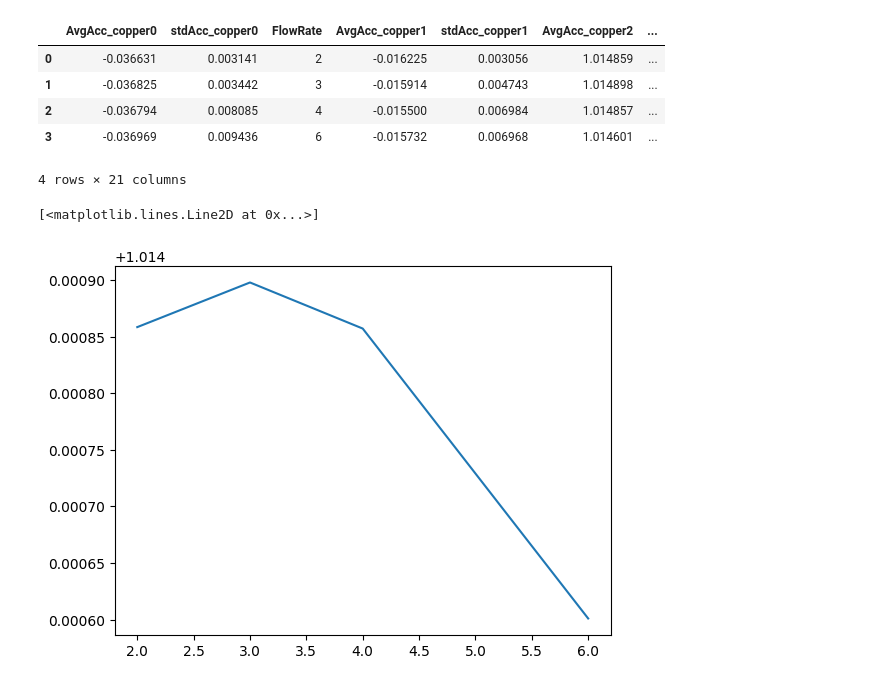
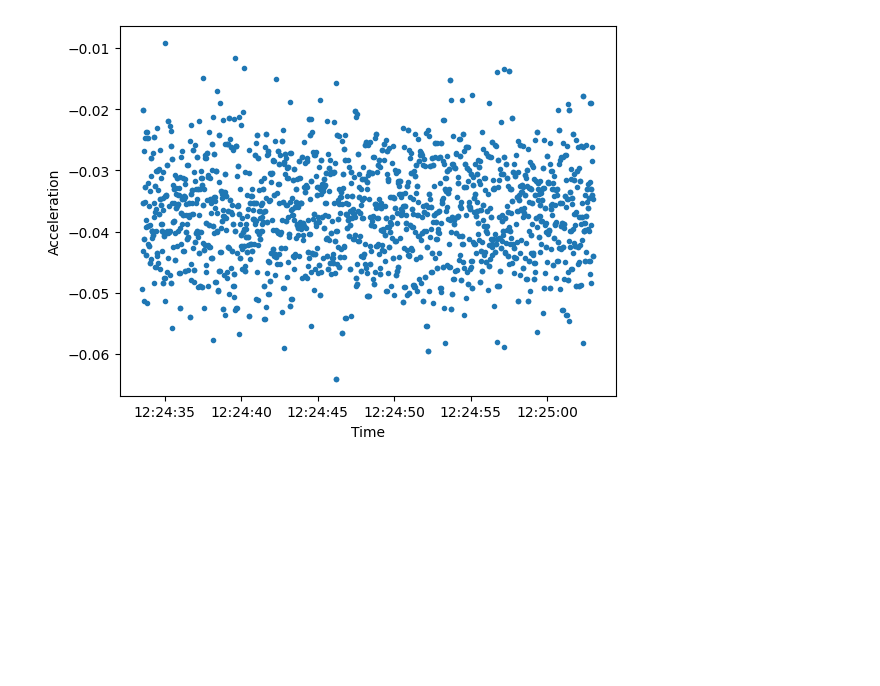
Before and after one commit to Chrillemis/Fluid, a Jupyter notebook: Lab6/Lab6.ipynb, the cells around one changed output. Drawn from its saved outputs; the diff is of its cells as text; code cells hidden in the pictures; blank space fills up the shorter version.

```diff
--- a/Lab6/Lab6.ipynb
+++ b/Lab6/Lab6.ipynb
@@ -9,3 +8,16 @@ Material = "copper"
+# %%
+### Plotting raw data only for copper, axis = 0 ###
+rawdata = pd.read_csv("C:\\Users\\chril\\Documents\\Python Scripts\\Fluid\\Lab6\\Copper\\copper_fl_u.csv", delimiter=",", header=None)
+rawdata = rawdata[rawdata.iloc[:,2] == 0]
+rawdata.iloc[:,0] = rawdata.iloc[:,0].replace("2024-11-12_","", regex=True)
+rawdata.iloc[:,0] = pd.to_datetime(rawdata.iloc[:,0], format="%H:%M:%S.%f")
+
+plt.plot(rawdata.iloc[:,0], rawdata.iloc[:,3], '.', label="Raw data")
+plt.xlabel("Time")
+plt.ylabel("Acceleration")
+plt.savefig("C:\\Users\\chril\\Documents\\Python Scripts\\Fluid\\Lab6\\Plots\\rawdataCUa0.png")
+# %% [output]
+[figure, added]
 # %%
 def fitfunc(x, a, b):
     return a*x + b
@@ -49,15 +76,0 @@ def R2Score(Material):
-# %%
-r2scores = pd.DataFrame()
-FullData = pd.DataFrame()
-for mat in ["copper", "galvanized", "pvc"]:
-    r2scores = R2Score(mat)[0]
-    FullData = pd.concat([FullData, R2Score(mat)[1]], axis = 1)
-# r2scores
-FullData
-# %% [output]
-|  | AvgAcc_copper0 | stdAcc_copper0 | FlowRate | AvgAcc_copper1 | stdAcc_copper1 | AvgAcc_copper2 | ... |
-| 0 | -0.036631 | 0.003141 | 2 | -0.016225 | 0.003056 | 1.014859 | ... |
-| 1 | -0.036825 | 0.003442 | 3 | -0.015914 | 0.004743 | 1.014898 | ... |
-| 2 | -0.036794 | 0.008085 | 4 | -0.015500 | 0.006984 | 1.014857 | ... |
-| 3 | -0.036969 | 0.009436 | 6 | -0.015732 | 0.006968 | 1.014601 | ... |
-4 rows × 21 columns
@@ -86,5 +76,0 @@ par, cov = curve_fit(linfunc, FlowRate, AvgAcc) #Fits the data to a linear funct
-# %%
-plt.plot(FlowRate, AvgAcc, label = filename + f"axis={axis}, $R^2 =$ {r2score:.2f}")
-# %% [output]
-[<matplotlib.lines.Line2D at 0x...>]
-[figure, removed]
```
Also changed, not shown: parts of 6 cells of this notebook.
